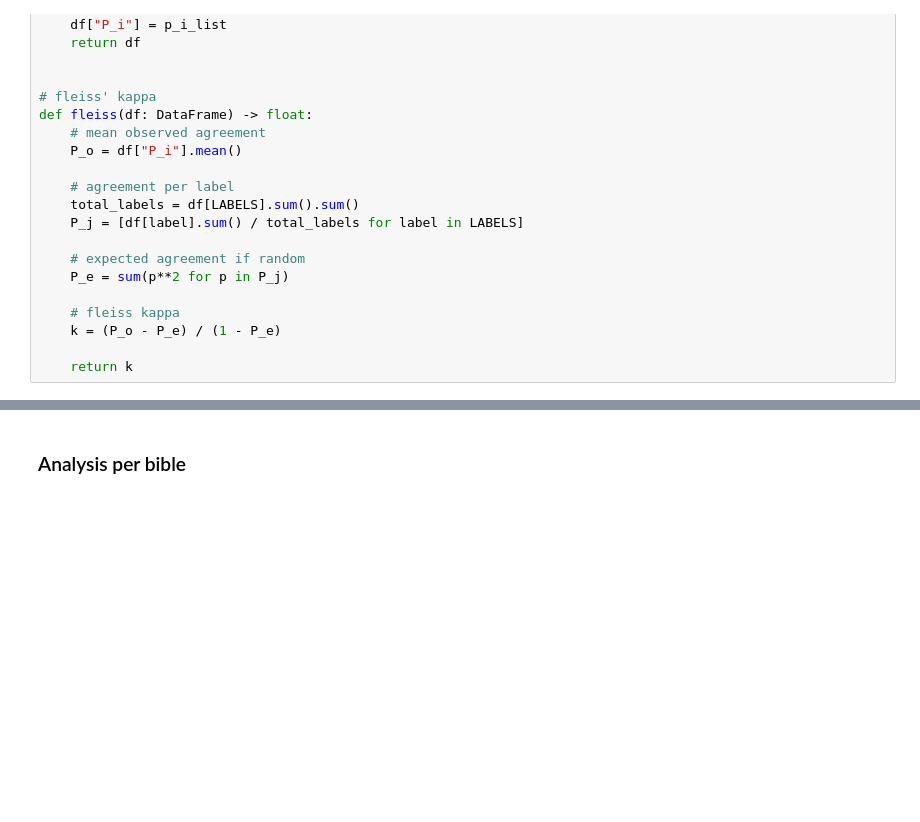
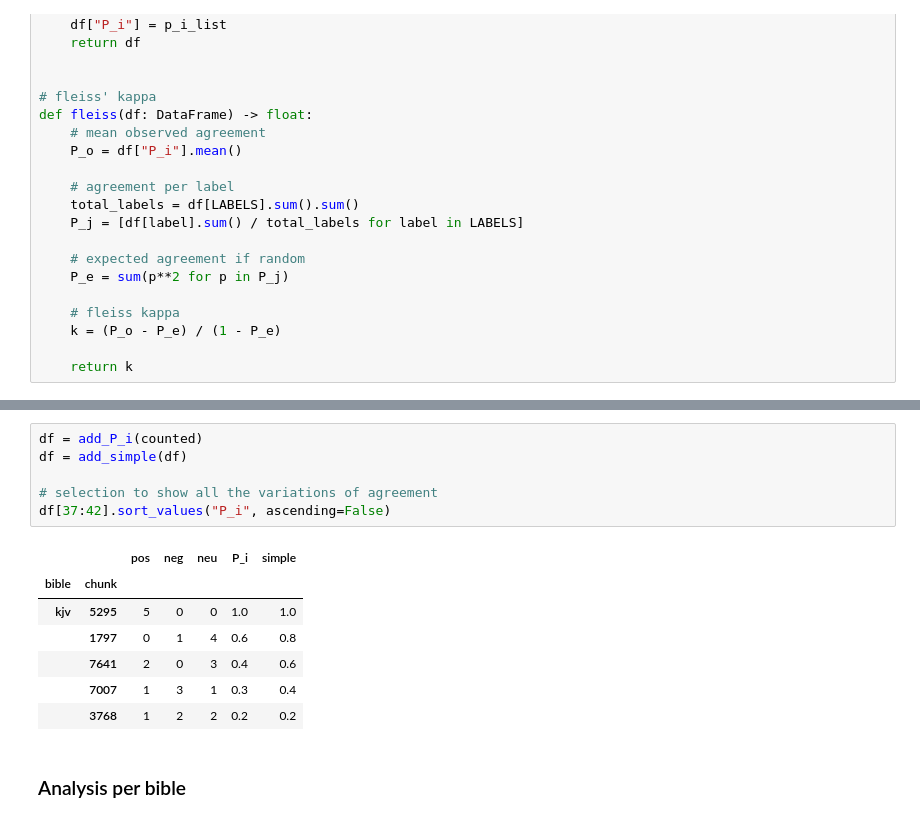
Before and after one commit to camerontredoux/nlp-bible-sa, a Jupyter notebook: annotation_analysis/agreement.ipynb, the cells around one changed output, grey strips where cells are left out. Saved outputs shown, nothing was run; the diff lists cells and outputs as text; blank space fills up the shorter version.

```diff
--- a/annotation_analysis/agreement.ipynb
+++ b/annotation_analysis/agreement.ipynb
@@ -172,3 +143,17 @@ df
+# %%
+df = add_P_i(counted)
+df = add_simple(df)
+
+# selection to show all the variations of agreement
+df[37:42].sort_values("P_i", ascending=False)
+# %% [output]
+|  |  | pos | neg | neu | P_i | simple |
+| bible | chunk |  |  |  |  |  |
+| kjv | 5295 | 5 | 0 | 0 | 1.0 | 1.0 |
+|  | 1797 | 0 | 1 | 4 | 0.6 | 0.8 |
+|  | 7641 | 2 | 0 | 3 | 0.4 | 0.6 |
+|  | 7007 | 1 | 3 | 1 | 0.3 | 0.4 |
+|  | 3768 | 1 | 2 | 2 | 0.2 | 0.2 |
 # %% [markdown]
 ### Analysis per bible
 # %%
```
Also changed, not shown: parts of 5 cells of this notebook, 1 other file.
